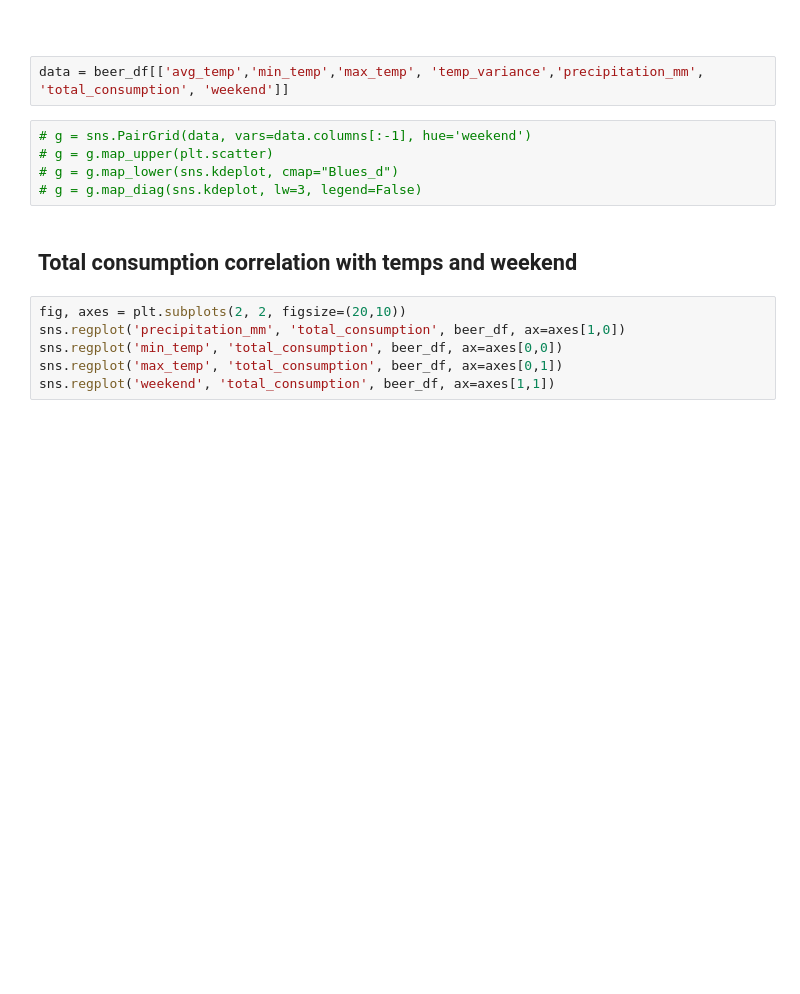
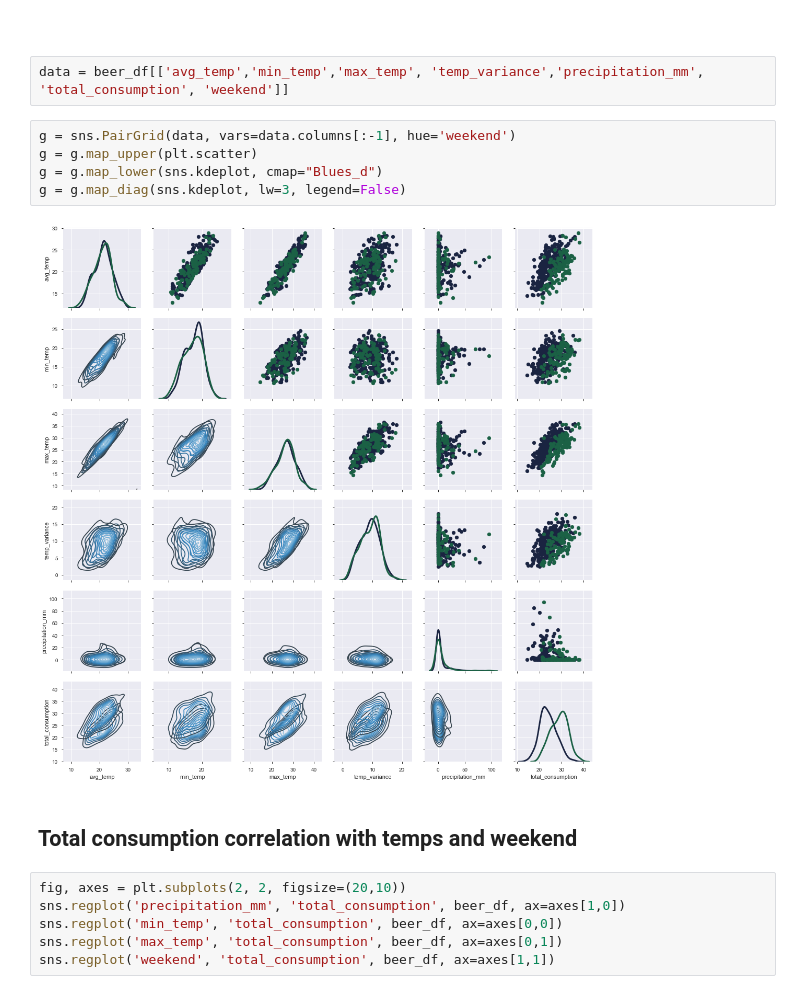
Before and after one commit to RafaelBroseghini/Data-Analysis-Visualizations-ML, a Jupyter notebook: src/linear-regression/beer-consumption/beer-consumption-notebook.ipynb, the cells around one changed output. Saved outputs shown, nothing was run; the diff lists cells and outputs as text; blank space fills up the shorter version.

Commit message:
new reports and more plots

```diff
--- a/src/linear-regression/beer-consumption/beer-consumption-notebook.ipynb
+++ b/src/linear-regression/beer-consumption/beer-consumption-notebook.ipynb
@@ -215,10 +235,12 @@ sns.barplot(x=list(range(len(data))), y='total_consumption', hue='weekend', data
 # %%
 data = beer_df[['avg_temp','min_temp','max_temp', 'temp_variance','precipitation_mm', 'total_consumption', 'weekend']]
 # %%
-# g = sns.PairGrid(data, vars=data.columns[:-1], hue='weekend')
-# g = g.map_upper(plt.scatter)
-# g = g.map_lower(sns.kdeplot, cmap="Blues_d")
-# g = g.map_diag(sns.kdeplot, lw=3, legend=False)
+g = sns.PairGrid(data, vars=data.columns[:-1], hue='weekend')
+g = g.map_upper(plt.scatter)
+g = g.map_lower(sns.kdeplot, cmap="Blues_d")
+g = g.map_diag(sns.kdeplot, lw=3, legend=False)
+# %% [output]
+[figure, added]
 # %% [markdown]
 ## Total consumption correlation with temps and weekend
 # %%
```
Also changed, not shown: parts of 30 cells of this notebook, 2 other files.
